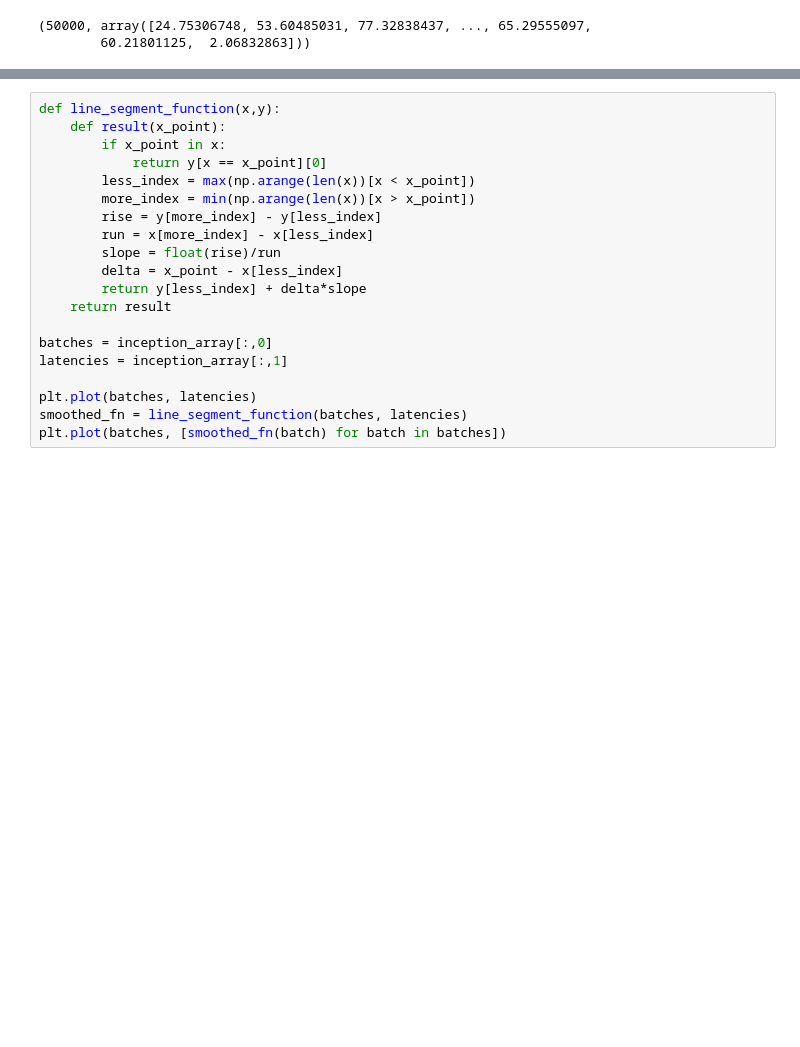
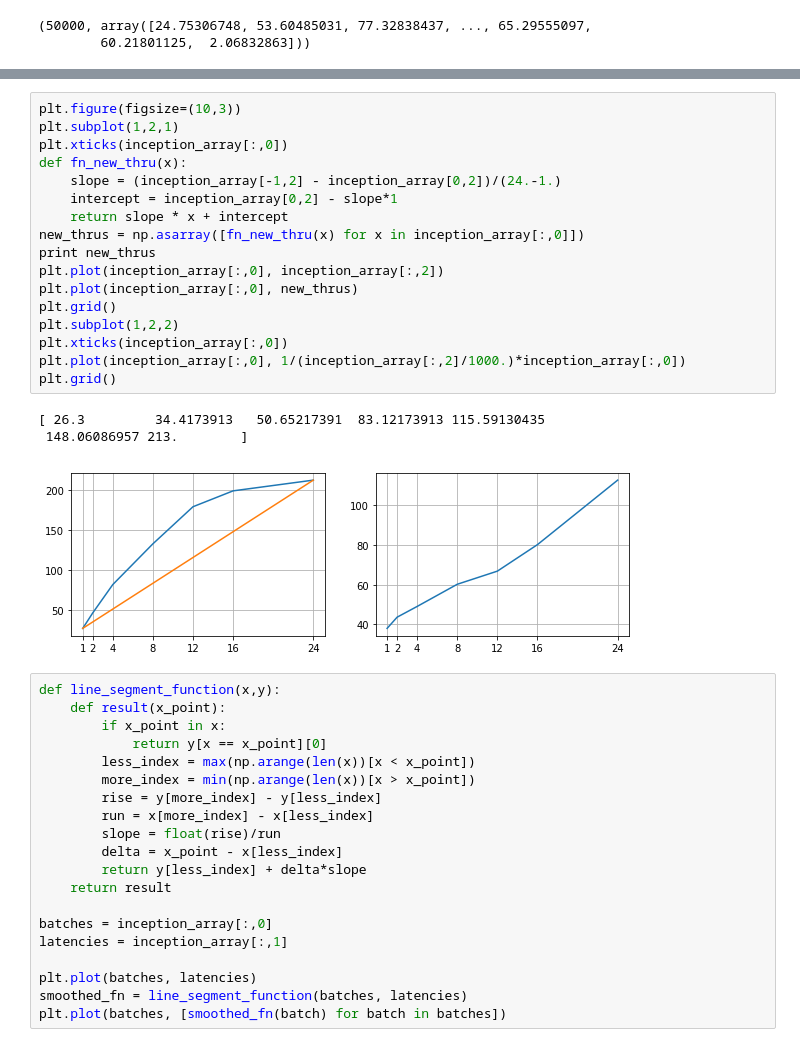
Before and after one commit to EyalSel/plots-model-comp-paper, a Jupyter notebook: plotting/Sim_Eyal.ipynb, the cells around one changed output, grey strips where cells are left out. Drawn from its saved outputs; the diff is of its cells as text; blank space fills up the shorter version.

```diff
--- a/plotting/Sim_Eyal.ipynb
+++ b/plotting/Sim_Eyal.ipynb
@@ -49,3 +65,24 @@ inception_array=inception_array[np.argsort(inception_array[:,0])]
+# %%
+plt.figure(figsize=(10,3))
+plt.subplot(1,2,1)
+plt.xticks(inception_array[:,0])
+def fn_new_thru(x):
+    slope = (inception_array[-1,2] - inception_array[0,2])/(24.-1.)
+    intercept = inception_array[0,2] - slope*1
+    return slope * x + intercept
+new_thrus = np.asarray([fn_new_thru(x) for x in inception_array[:,0]])
+print new_thrus
+plt.plot(inception_array[:,0], inception_array[:,2])
+plt.plot(inception_array[:,0], new_thrus)
+plt.grid()
+plt.subplot(1,2,2)
+plt.xticks(inception_array[:,0])
+plt.plot(inception_array[:,0], 1/(inception_array[:,2]/1000.)*inception_array[:,0])
+plt.grid()
+# %% [output]
+[ 26.3         34.4173913   50.65217391  83.12173913 115.59130435
+ 148.06086957 213.        ]
+[figure, added]
 # %%
 def line_segment_function(x,y):
     def result(x_point):
```
Also changed, not shown: parts of 10 cells of this notebook, 3 other files.
